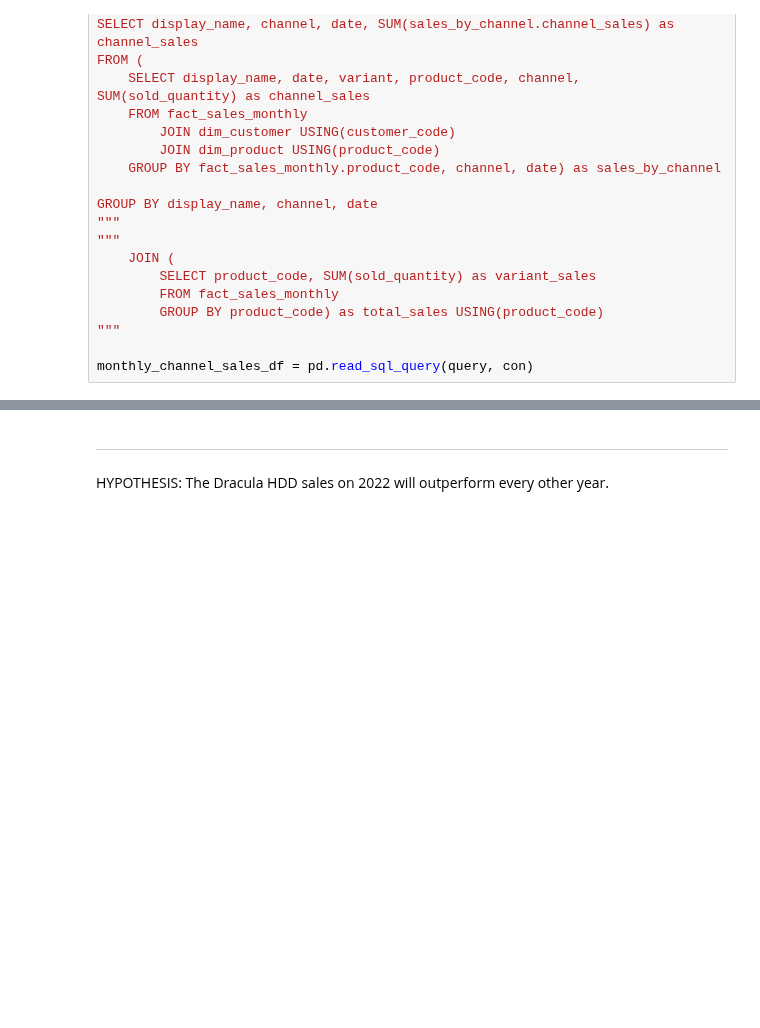
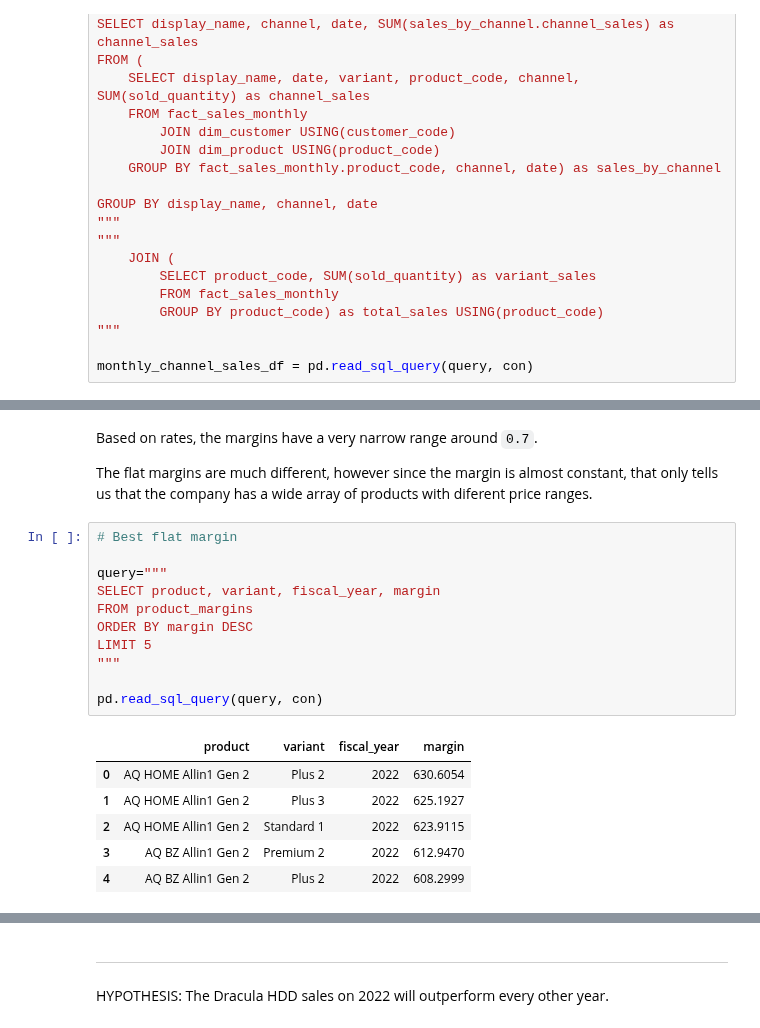
Before and after one commit to Silverscale/AtliQ_Products_Analysis, a Jupyter notebook: atliq_product_analysis.ipynb, the cells around one changed output, grey strips where cells are left out. Cells and saved outputs as stored; diff of their text form; blank space fills up the shorter version.

Commit message:
Margins done

```diff
--- a/atliq_product_analysis.ipynb
+++ b/atliq_product_analysis.ipynb
@@ -1466,0 +1447,22 @@ fig.show()
+# %% [markdown]
+Based on rates, the margins have a very narrow range around `0.7`.
+
+The flat margins are much different, however since the margin is almost constant, that only tells us that the company has a wide array of products with diferent price ranges.
+# %%
+# Best flat margin
+
+query="""
+SELECT product, variant, fiscal_year, margin
+FROM product_margins
+ORDER BY margin DESC
+LIMIT 5
+"""
+
+pd.read_sql_query(query, con)
+# %% [output]
+|  | product | variant | fiscal_year | margin |
+| 0 | AQ HOME Allin1 Gen 2 | Plus 2 | 2022 | 630.6054 |
+| 1 | AQ HOME Allin1 Gen 2 | Plus 3 | 2022 | 625.1927 |
+| 2 | AQ HOME Allin1 Gen 2 | Standard 1 | 2022 | 623.9115 |
+| 3 | AQ BZ Allin1 Gen 2 | Premium 2 | 2022 | 612.9470 |
+| 4 | AQ BZ Allin1 Gen 2 | Plus 2 | 2022 | 608.2999 |
```
Also changed, not shown: parts of 23 cells of this notebook.
